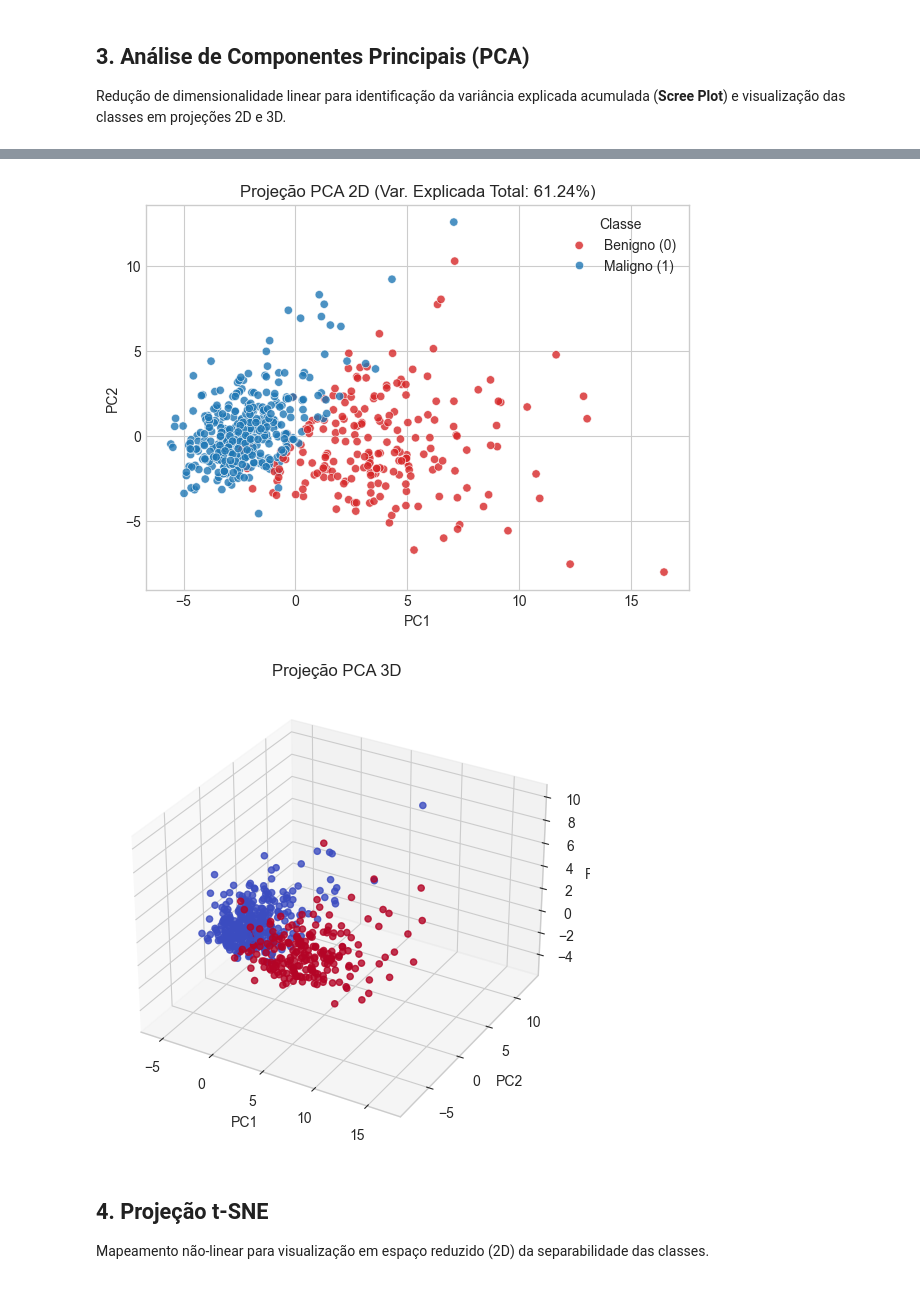
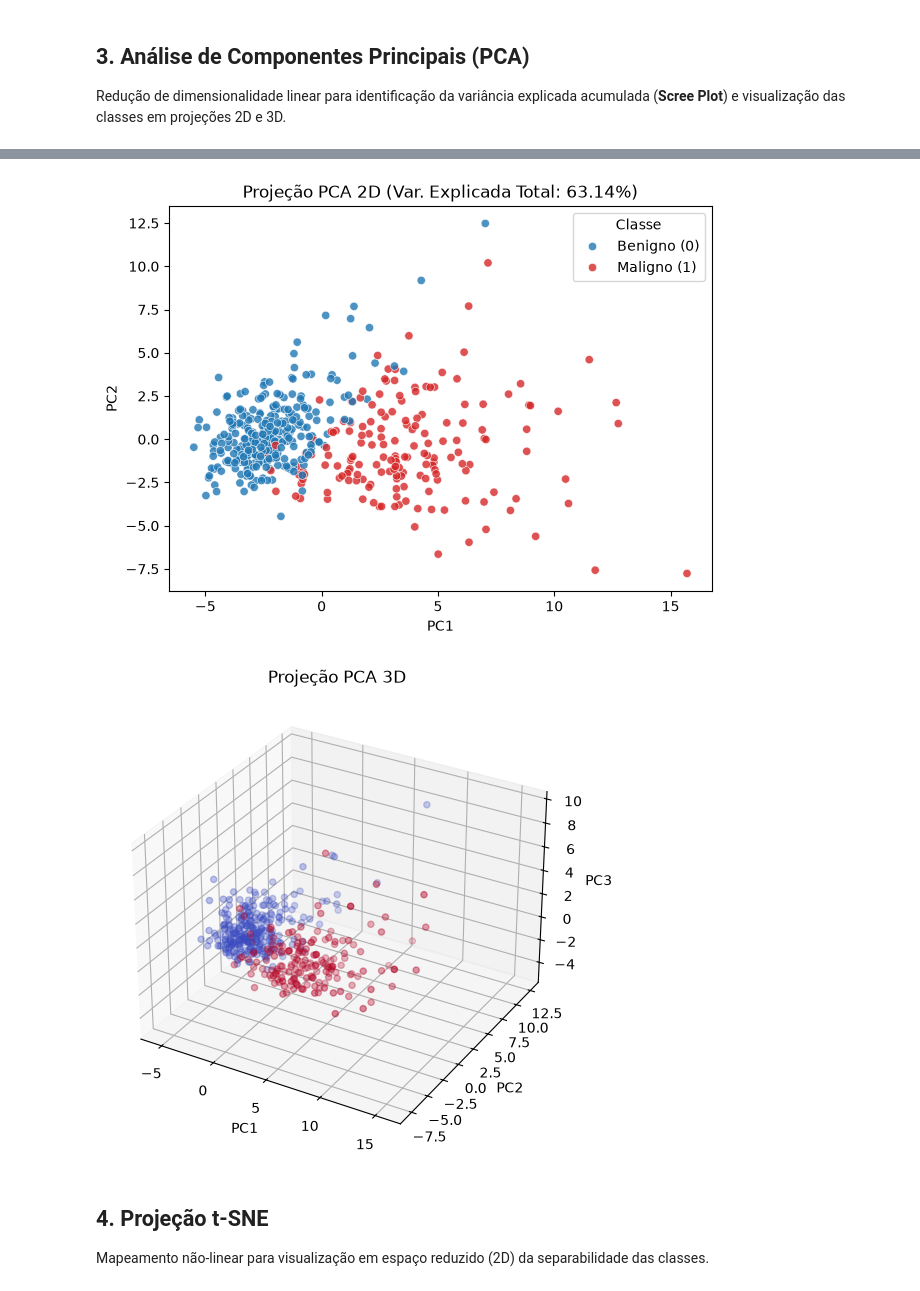
Before and after one commit to Laet345/Deteccao_de_cancer, a Jupyter notebook: notebooks/Feature_selection.ipynb, the cells around one changed output, grey strips where cells are left out. Saved outputs shown, nothing was run; the diff lists cells and outputs as text; code cells hidden in the pictures.

Commit message:
fix(feature-selection): ajusta transformadores só no treino e remove id dos atributos

```diff
--- a/notebooks/Feature_selection.ipynb
+++ b/notebooks/Feature_selection.ipynb
@@ -33,24 +43,15 @@ Consumindo os dados padronizados gerados.
 # %%
-from pathlib import Path
-import pandas as pd
-from sklearn.preprocessing import StandardScaler
+# Divisão estratificada ANTES de qualquer ajuste
+X_train, X_test, y_train, y_test = train_test_split(
+    X, y, test_size=0.20, stratify=y, random_state=RANDOM_STATE
+)
 
-# Identifica a pasta raiz do projeto de forma dinâmica
-BASE_DIR = Path.cwd().parent if Path.cwd().name == 'notebooks' else Path.cwd()
-DATA_PATH = BASE_DIR / 'data' / 'processed' / 'wdbc_limpo.csv'
-
-# Carrega o dataset limpo gerado pelo Integrante 1
-df = pd.read_csv(DATA_PATH)
-
-# Separa a variável alvo (diagnosis) das features
-# (Confirme se o nome da coluna no seu CSV é 'diagnosis' ou 'target')
-X = df.drop(columns=['diagnosis'])
-y = df['diagnosis'].values
-
-# Aplica a padronização necessárias para PCA, t-SNE e Clustering
-scaler = StandardScaler()
-X_train_scaled = pd.DataFrame(scaler.fit_transform(X), columns=X.columns)
+# O scaler aprende média/desvio apenas do treino; o teste só é transformado
+scaler = StandardScaler().fit(X_train)
+X_train_scaled = pd.DataFrame(scaler.transform(X_train), columns=X.columns, index=X_train.index)
+X_test_scaled  = pd.DataFrame(scaler.transform(X_test),  columns=X.columns, index=X_test.index)
 
 feature_names = X_train_scaled.columns
-print(f"Dataset carregado com sucesso: {X_train_scaled.shape[0]} amostras e {X_train_scaled.shape[1]} atributos.")
+print(f"Treino: {X_train_scaled.shape[0]} amostras | Teste: {X_test_scaled.shape[0]} amostras | {X_train_scaled.shape[1]} atributos.")
+print(f"Proporção de malignos -> treino: {y_train.mean():.3f} | teste: {y_test.mean():.3f}")
 # %% [output]
@@ -124,31 +126,35 @@ Número de componentes para explicar >= 85% da variância: 6
 # %%
 # Projeção 2D
 pca_2d = PCA(n_components=2)
 X_pca_2d = pca_2d.fit_transform(X_train_scaled)
 
 plt.figure(figsize=(7, 5))
-sns.scatterplot(x=X_pca_2d[:, 0], y=X_pca_2d[:, 1], hue=y_train, palette=['#1f77b4', '#d62728'], alpha=0.8)
+# Rótulos ligados diretamente aos valores de y (evita legenda com classes trocadas)
+rotulos = np.where(y_train == 0, 'Benigno (0)', 'Maligno (1)')
+paleta = {'Benigno (0)': '#1f77b4', 'Maligno (1)': '#d62728'}
+sns.scatterplot(x=X_pca_2d[:, 0], y=X_pca_2d[:, 1], hue=rotulos, palette=paleta,
+                hue_order=['Benigno (0)', 'Maligno (1)'], alpha=0.8)
 plt.title(f'Projeção PCA 2D (Var. Explicada Total: {sum(pca_2d.explained_variance_ratio_):.2%})')
 plt.xlabel('PC1')
 plt.ylabel('PC2')
-plt.legend(title='Classe', labels=['Benigno (0)', 'Maligno (1)'])
+plt.legend(title='Classe')
 plt.show()
 
 # Projeção 3D
 pca_3d = PCA(n_components=3)
 X_pca_3d = pca_3d.fit_transform(X_train_scaled)
 
 fig = plt.figure(figsize=(8, 6))
 ax = fig.add_subplot(111, projection='3d')
 scatter = ax.scatter(X_pca_3d[:, 0], X_pca_3d[:, 1], X_pca_3d[:, 2], c=y_train, cmap='coolwarm', alpha=0.8)
 ax.set_title('Projeção PCA 3D')
 ax.set_xlabel('PC1')
 ax.set_ylabel('PC2')
 ax.set_zlabel('PC3')
 plt.show()
 # %% [output]
-[figure, old version]
+[figure, new version]
-[figure, old version]
+[figure, new version]
 # %% [markdown]
 ## 4. Projeção t-SNE
 Mapeamento não-linear para visualização em espaço reduzido (2D) da separabilidade das classes.
```
Also changed, not shown: parts of 12 cells of this notebook, 8 other files.
